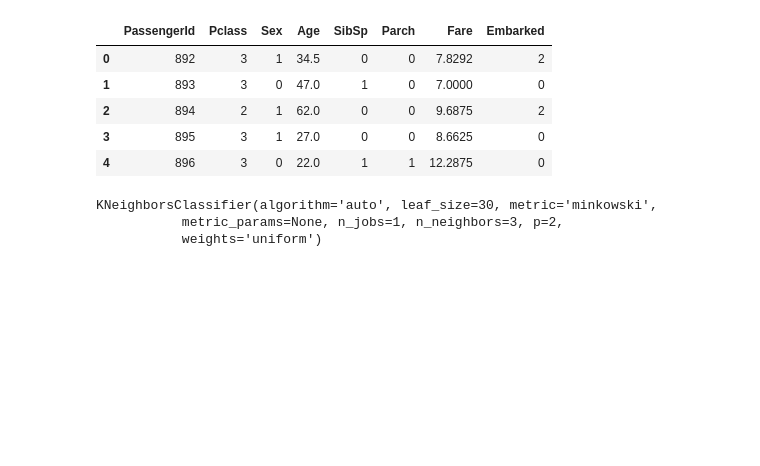
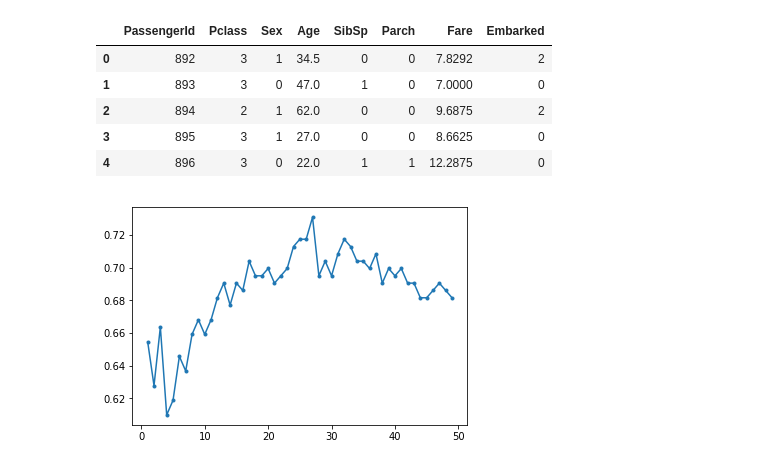
Before and after one commit to hamedrazavi/titanic_survival_prediction_kaggle, a Jupyter notebook: survival_prediction_titanic.ipynb, the cells around one changed output. Drawn from its saved outputs; the diff is of its cells as text; code cells hidden in the pictures; blank space fills up the shorter version.

```diff
--- a/survival_prediction_titanic.ipynb
+++ b/survival_prediction_titanic.ipynb
@@ -144,3 +145,3 @@ Xtrain = trData[['Pclass','Sex','Pclass','Age','SibSp','Parch','Fare','Embarked'
 # %%
-ytrain = trData['Survived']
+y = trData['Survived']
 # %%
@@ -166,6 +164,0 @@ kneighbor = KNeighborsClassifier(n_neighbors=3)
-# %%
-kneighbor.fit(Xtrain, ytrain)
-# %% [output]
-KNeighborsClassifier(algorithm='auto', leaf_size=30, metric='minkowski',
-           metric_params=None, n_jobs=1, n_neighbors=3, p=2,
-           weights='uniform')
@@ -171,0 +177,5 @@ KNeighborsClassifier(algorithm='auto', leaf_size=30, metric='minkowski',
+# %%
+plt.plot(range(1,50), score,'.-')
+plt.show()
+# %% [output]
+[figure, added]
```
Also changed, not shown: parts of 10 cells of this notebook.
